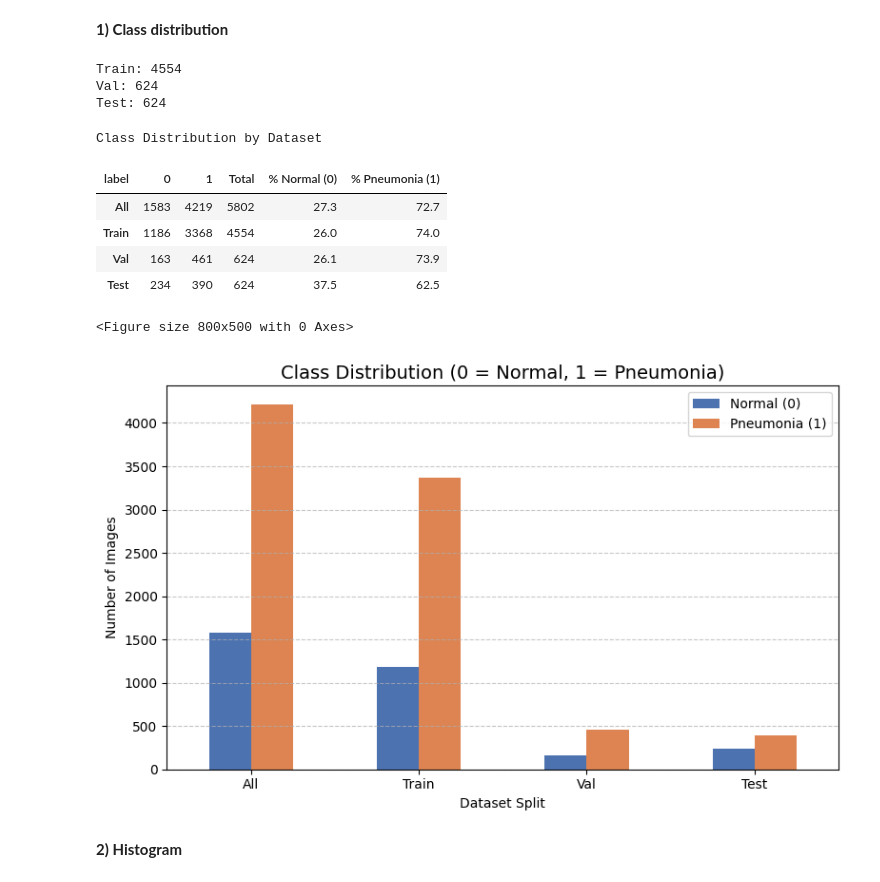
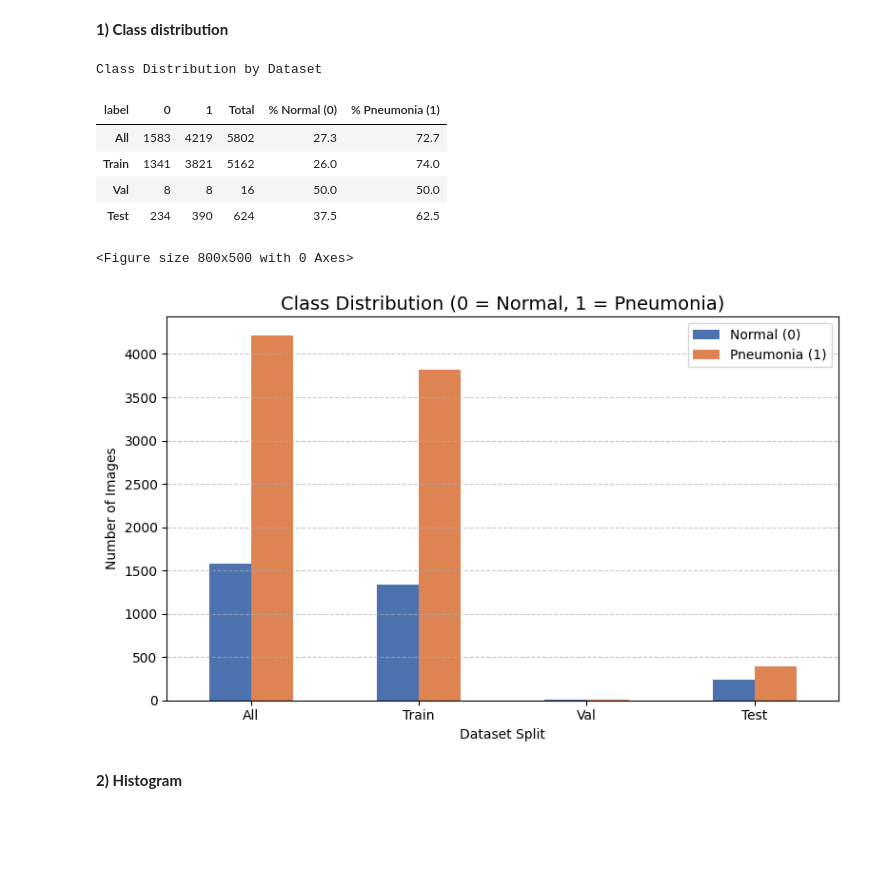
Before and after one commit to Nantakxrn007/Chest-X-Ray-Images-Project, a Jupyter notebook: Data_understanding.ipynb, the cells around one changed output. Saved outputs shown, nothing was run; the diff lists cells and outputs as text; code cells hidden in the pictures; blank space fills up the shorter version.

Commit message:
prepara for training

```diff
--- a/Data_understanding.ipynb
+++ b/Data_understanding.ipynb
@@ -61,7 +61,7 @@ def make_dataframe(base_dir):
     })
     return df
 
-base_dir = "Data/chest-xray/chest_xray" # Your path
+base_dir = "Data/chest_xray" # Your path -------------------------------------------------------------
 df_all = make_dataframe(base_dir)
 df_all['label'].value_counts()
 # %% [output]
@@ -299,0 +291,18 @@ Name: count, dtype: int64
+# %%
+def update_paths(df, new_dir):
+    df = df.copy()
+    df["filepath"] = df["filepath"].apply(lambda x: os.path.join(new_dir, os.path.basename(x)))
+    return df
+
+df_all_new  = update_paths(df_all, "Data/chest_xray_new")
+df_train_new = update_paths(df_train, "Data/chest_xray_new")
+df_val_new   = update_paths(df_val, "Data/chest_xray_new")
+df_test_new  = update_paths(df_test, "Data/chest_xray_new")
+
+print("path ใน df_all, df_train, df_val, df_test")
+
+print("ตรวจสอบจำนวนไฟล์:")
+print(f"df_all_new  : {len(df_all_new)}")
+print(f"df_train_new: {len(df_train_new)}")
+print(f"df_val_new  : {len(df_val_new)}")
+print(f"df_test_new : {len(df_test_new)}")
@@ -309,16 +320,8 @@ df_train, df_val = train_test_split(df_train_full, test_size=624 / len(df_train_
-# %%
-print("Train:", len(df_train))
-print("Val:", len(df_val))
-print("Test:", len(df_test))
-# %% [output]
-Train: 4554
-Val: 624
-Test: 624
 # %%
-counts_train = df_train['label'].value_counts().sort_index()
-counts_val = df_val['label'].value_counts().sort_index()
-counts_test = df_test['label'].value_counts().sort_index()
-counts_all = df_all['label'].value_counts().sort_index()
+counts_train = df_train_new['label'].value_counts().sort_index()
+counts_val = df_val_new['label'].value_counts().sort_index()
+counts_test = df_test_new['label'].value_counts().sort_index()
+counts_all = df_all_new['label'].value_counts().sort_index()
 
 df_summary = pd.DataFrame({
     'All': counts_all,
@@ -329,36 +332,36 @@ df_summary = pd.DataFrame({
 }).T.fillna(0).astype(int)
 
 df_summary['Total'] = df_summary[0] + df_summary[1]
 df_summary['% Normal (0)'] = (df_summary[0] / df_summary['Total'] * 100).round(1)
 df_summary['% Pneumonia (1)'] = (df_summary[1] / df_summary['Total'] * 100).round(1)
 
 print("Class Distribution by Dataset")
 display(df_summary)
 
 plt.figure(figsize=(8,5))
 df_summary[[0,1]].plot(
     kind='bar',
     stacked=False,
     color=['#4C72B0', '#DD8452'],
     figsize=(8,5)
 )
 plt.title('Class Distribution (0 = Normal, 1 = Pneumonia)', fontsize=14)
 plt.xlabel('Dataset Split')
 plt.ylabel('Number of Images')
 plt.xticks(rotation=0)
 plt.legend(['Normal (0)', 'Pneumonia (1)'])
 plt.grid(axis='y', linestyle='--', alpha=0.7)
 plt.tight_layout()
 plt.show()
 # %% [output]
 Class Distribution by Dataset
 | label | 0 | 1 | Total | % Normal (0) | % Pneumonia (1) |
 | All | 1583 | 4219 | 5802 | 27.3 | 72.7 |
-| Train | 1186 | 3368 | 4554 | 26.0 | 74.0 |
-| Val | 163 | 461 | 624 | 26.1 | 73.9 |
+| Train | 1341 | 3821 | 5162 | 26.0 | 74.0 |
+| Val | 8 | 8 | 16 | 50.0 | 50.0 |
 | Test | 234 | 390 | 624 | 37.5 | 62.5 |
 <Figure size 800x500 with 0 Axes>
-[figure, old version]
+[figure, new version]
 # %% [markdown]
 **2) Histogram**
 # %%
```
Also changed, not shown: parts of 21 cells of this notebook.
